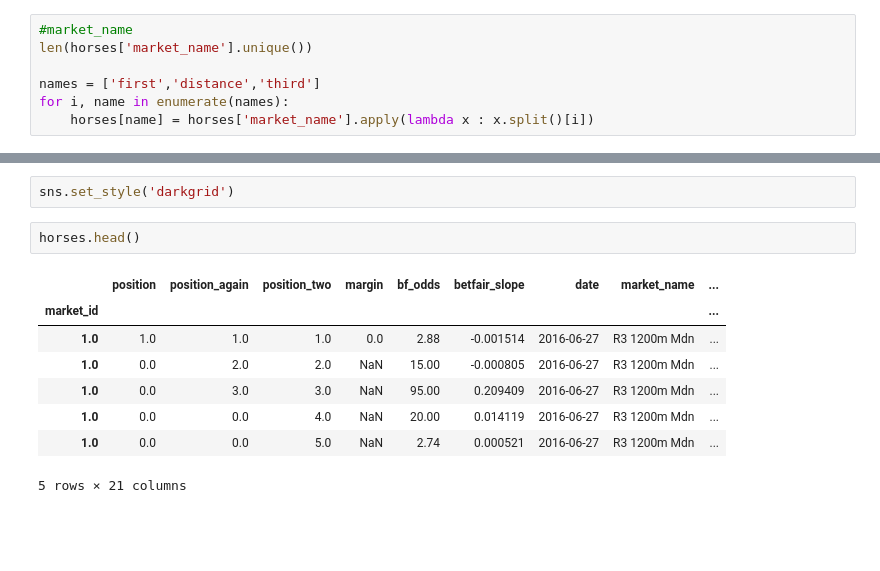
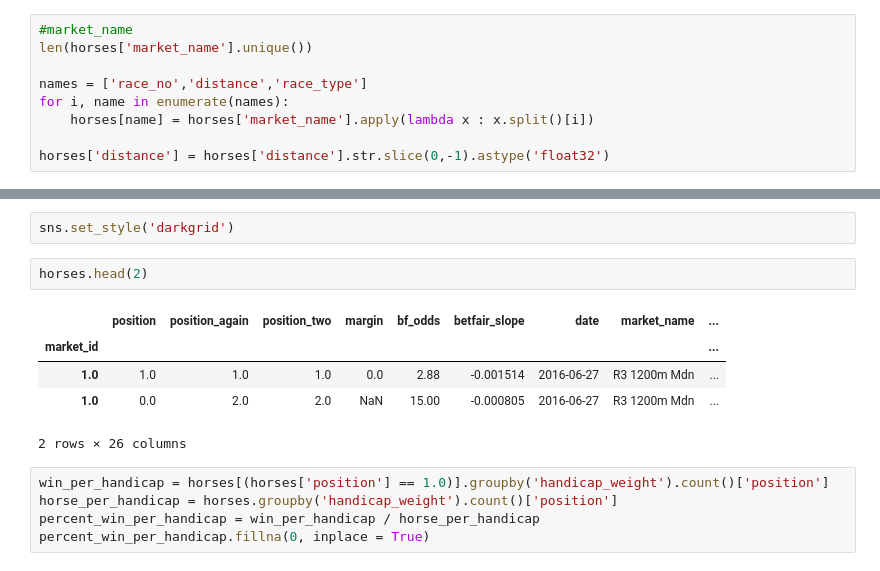
Before and after one commit to thigton/horsing_around, a Jupyter notebook: Data Exploration.ipynb, the cells around one changed output, grey strips where cells are left out. Saved outputs shown, nothing was run; the diff lists cells and outputs as text; blank space fills up the shorter version.

```diff
--- a/Data Exploration.ipynb
+++ b/Data Exploration.ipynb
@@ -76,6 +76,8 @@ array(['FINE', 'OCAST', 'SHWRY', nan], dtype=object)
 #market_name
 len(horses['market_name'].unique())
 
-names = ['first','distance','third']
+names = ['race_no','distance','race_type']
 for i, name in enumerate(names):
     horses[name] = horses['market_name'].apply(lambda x : x.split()[i])
+
+horses['distance'] = horses['distance'].str.slice(0,-1).astype('float32')
@@ -174,13 +148,15 @@ horses['position_again'].fillna(value = 0, inplace = True)
 # %%
 sns.set_style('darkgrid')
 # %%
-horses.head()
+horses.head(2)
 # %% [output]
 |  | position | position_again | position_two | margin | bf_odds | betfair_slope | date | market_name | ... |
 | market_id |  |  |  |  |  |  |  |  | ... |
 | 1.0 | 1.0 | 1.0 | 1.0 | 0.0 | 2.88 | -0.001514 | 2016-06-27 | R3 1200m Mdn | ... |
 | 1.0 | 0.0 | 2.0 | 2.0 | NaN | 15.00 | -0.000805 | 2016-06-27 | R3 1200m Mdn | ... |
-| 1.0 | 0.0 | 3.0 | 3.0 | NaN | 95.00 | 0.209409 | 2016-06-27 | R3 1200m Mdn | ... |
-| 1.0 | 0.0 | 0.0 | 4.0 | NaN | 20.00 | 0.014119 | 2016-06-27 | R3 1200m Mdn | ... |
-| 1.0 | 0.0 | 0.0 | 5.0 | NaN | 2.74 | 0.000521 | 2016-06-27 | R3 1200m Mdn | ... |
-5 rows × 21 columns
+2 rows × 26 columns
+# %%
+win_per_handicap = horses[(horses['position'] == 1.0)].groupby('handicap_weight').count()['position']
+horse_per_handicap = horses.groupby('handicap_weight').count()['position']
+percent_win_per_handicap = win_per_handicap / horse_per_handicap
+percent_win_per_handicap.fillna(0, inplace = True)
```
Also changed, not shown: parts of 14 cells of this notebook.
